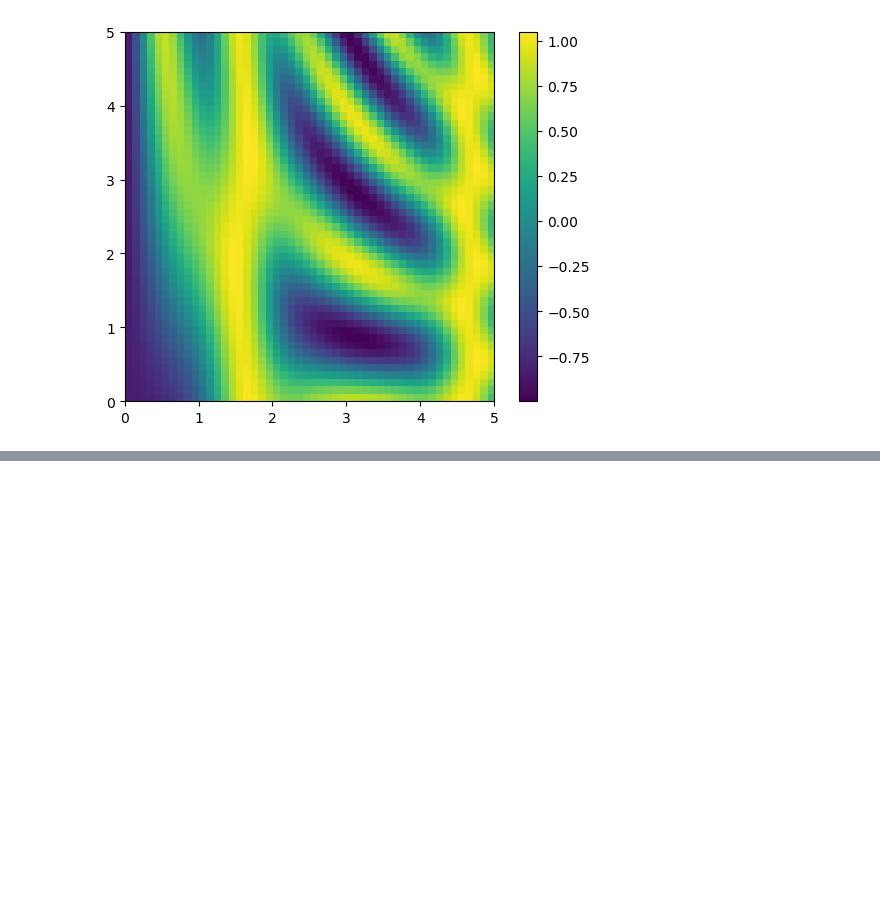
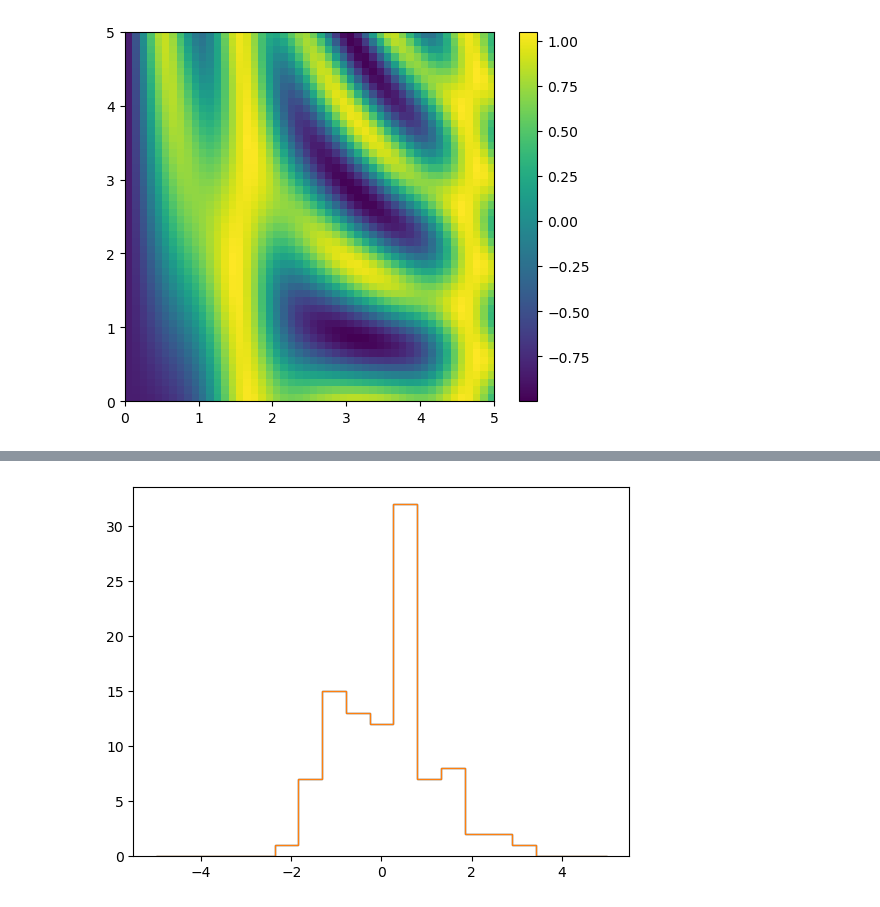
Before and after one commit to GersonFeDutra/Python-exercises, a Jupyter notebook: Ciência dos Dados/numpy/app/Numpy_Test.ipynb, the cells around one changed output, grey strips where cells are left out. Saved outputs shown, nothing was run; the diff lists cells and outputs as text; code cells hidden in the pictures; blank space fills up the shorter version.

```diff
--- a/Ciência dos Dados/numpy/app/Numpy_Test.ipynb
+++ b/Ciência dos Dados/numpy/app/Numpy_Test.ipynb
@@ -788,0 +1036,6 @@ plt.show()
+# %%
+# Equivalent:
+plt.hist(x, bins, histtype='step');
+plt.show()
+# %% [output]
+[figure, added]
```
Also changed, not shown: parts of 47 cells of this notebook.
